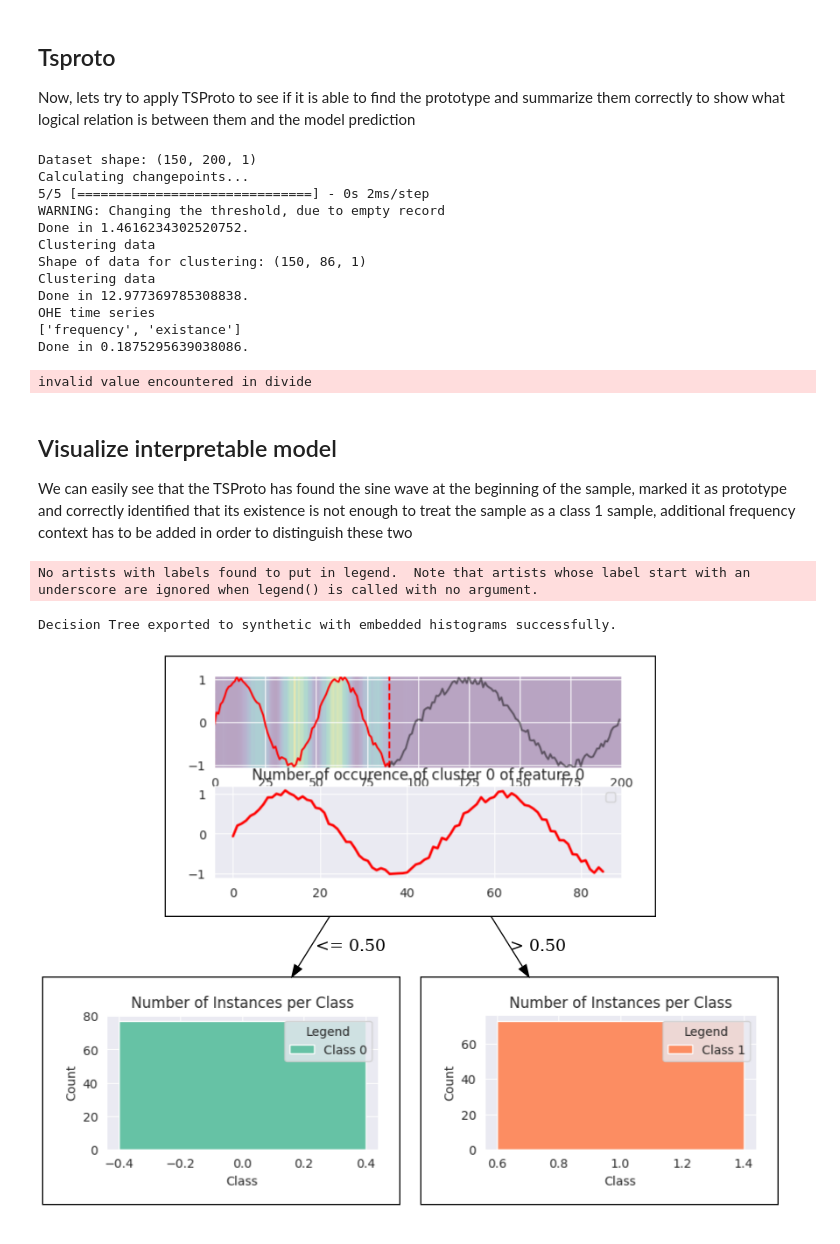
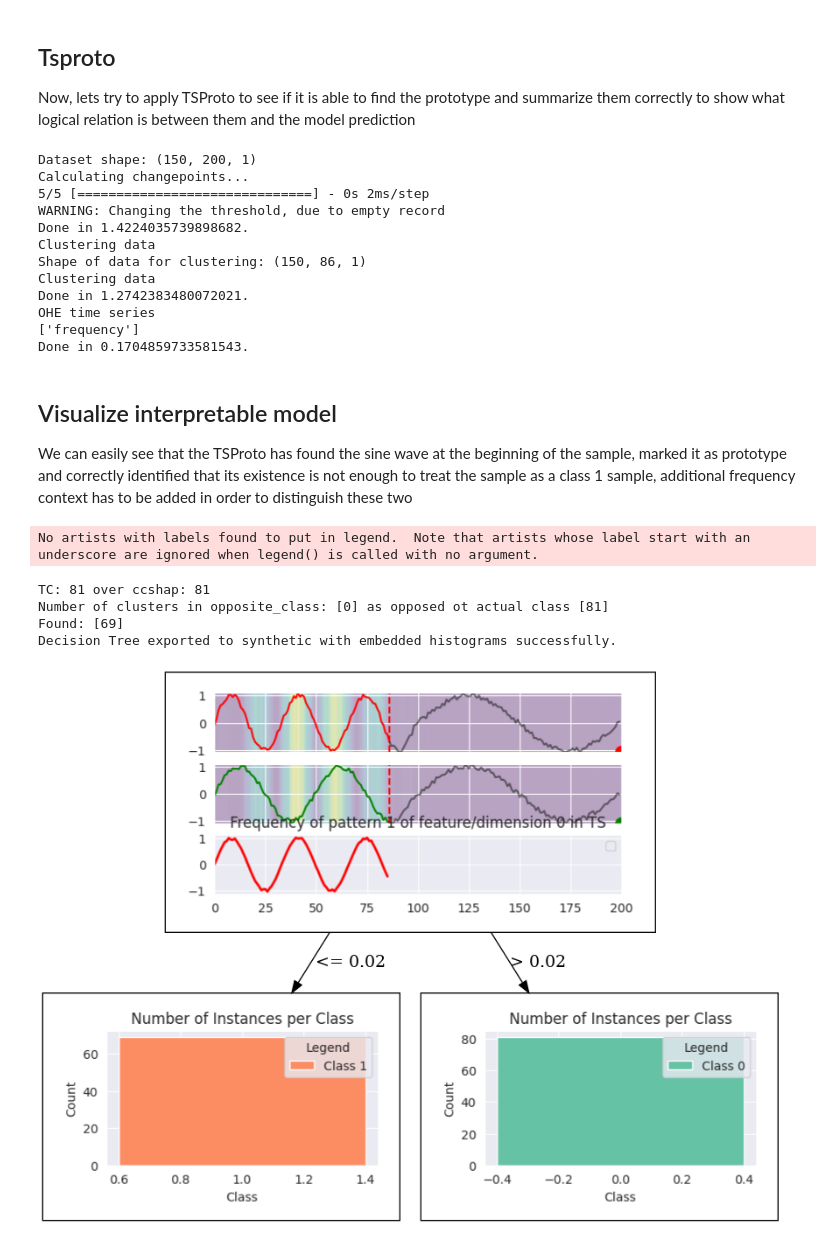
Before and after one commit to sbobek/tsproto, a Jupyter notebook: examples/illustrative-example-frequency.ipynb, the cells around one changed output. Cells and saved outputs as stored; diff of their text form; code cells hidden in the pictures.

```diff
--- a/examples/illustrative-example-frequency.ipynb
+++ b/examples/illustrative-example-frequency.ipynb
@@ -259,8 +321,8 @@ shapclassXproto = shapclass.reshape((shapclass.shape[0], shapclass.shape[1],1))
 # %%
 from tsproto.models import *
 im  = InterpretableModel()
-pe = PrototypeEncoder(clf, n_clusters=2, min_size=50, method='rocket',
-                              descriptors=['frequency','existance'],
+pe = PrototypeEncoder(clf, n_clusters=2, min_size=50, method='dtw',
+                              descriptors=['frequency'],
                       jump=1, pen=1,multiplier=-1,n_jobs=-1,
                       verbose=1)
 ohe_train, features, target_ohe,weights = pe.fit_transform(trainXproto,shapclassXproto)
@@ -271,31 +333,34 @@ Dataset shape: (150, 200, 1)
 Calculating changepoints...
 5/5 [==============================] - 0s 2ms/step
 WARNING: Changing the threshold, due to empty record
-Done in 1.4616234302520752.
+Done in 1.4224035739898682.
 Clustering data
 Shape of data for clustering: (150, 86, 1)
 Clustering data
-Done in 12.977369785308838.
+Done in 1.2742383480072021.
 OHE time series
-['frequency', 'existance']
-Done in 0.1875295639038086.
+['frequency']
+Done in 0.1704859733581543.
-invalid value encountered in divide
 # %% [markdown]
 ## Visualize interpretable model
 We can easily see that the TSProto has found the sine wave at the beginning of the sample, marked it as prototype and correctly identified that its existence is not enough to treat the sample as a class 1 sample, additional frequency context has to be added in order to distinguish these two
 # %%
 from  tsproto.plots import *
 ds_final = ohe_train.copy()
 dot = export_decision_tree_with_embedded_histograms(decision_tree=iclf,
                                               dataset=ds_final,
                                               target_name='target',
                                               feature_names=features,
                                               filename='synthetic',
+                                              focus_class=0,
                                               proto_encoder=pe, figsize=(6,3))
 
 from IPython.display import SVG, Image
 Image('synthetic.png')
 # %% [output]
 No artists with labels found to put in legend.  Note that artists whose label start with an underscore are ignored when legend() is called with no argument.
+TC: 81 over ccshap: 81
+Number of clusters in opposite_class: [0] as opposed ot actual class [81]
+Found: [69]
 Decision Tree exported to synthetic with embedded histograms successfully.
-[figure, old version]
+[figure, new version]
```
Also changed, not shown: parts of 4 cells of this notebook, 3 other files.
